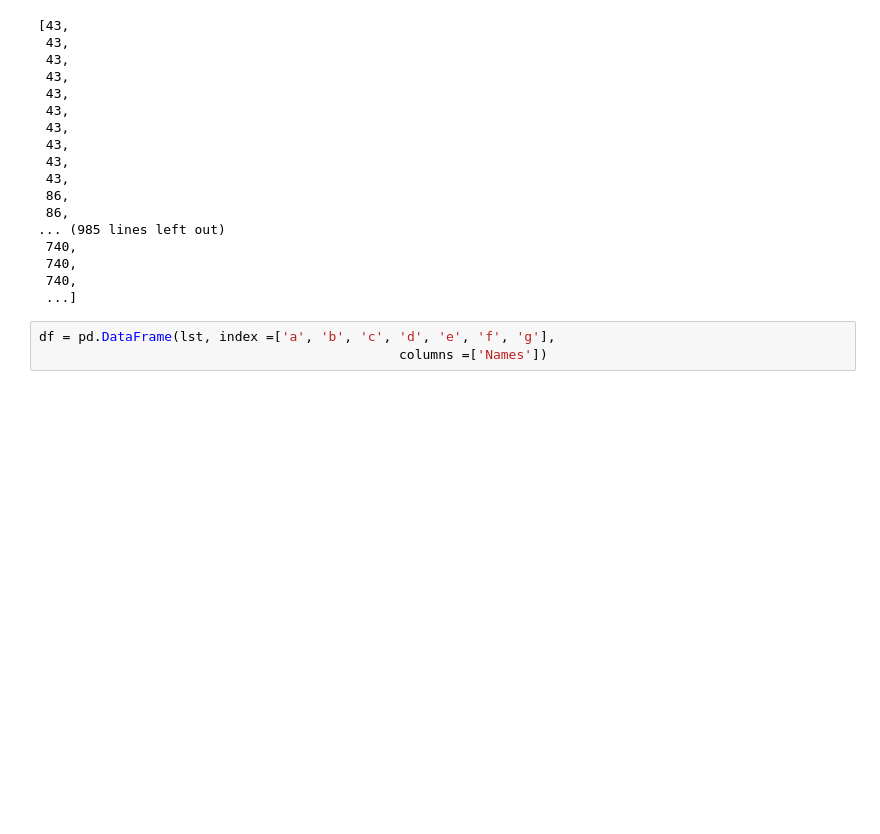
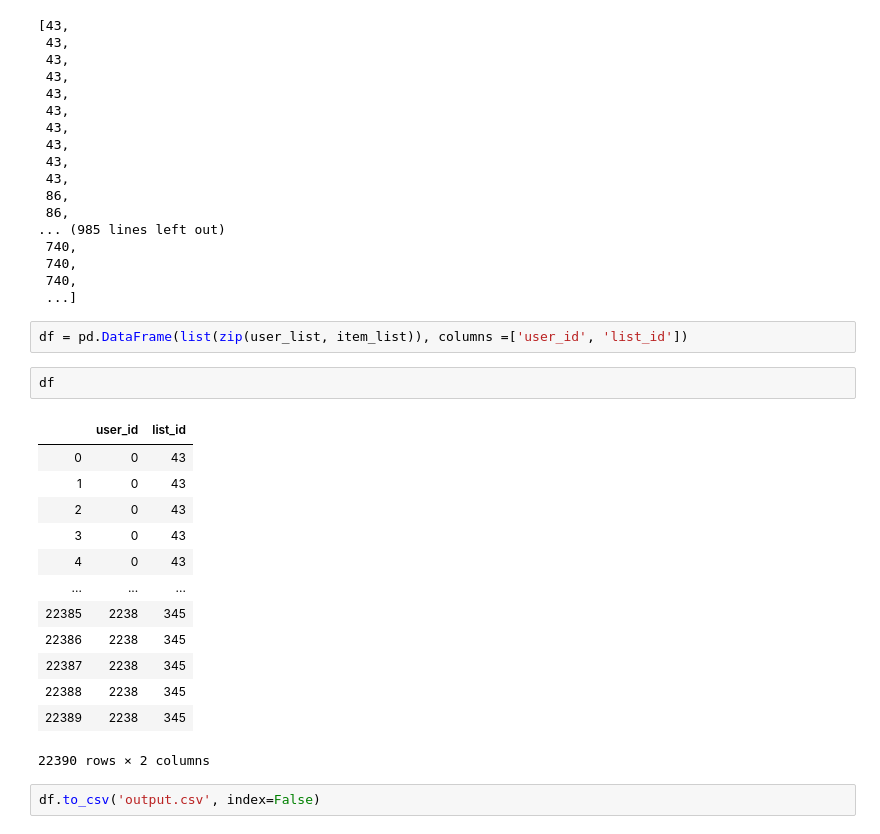
Before and after one commit to wuling31715/Kaggle, a Jupyter notebook: res2020/part1.ipynb, the cells around one changed output. Saved outputs shown, nothing was run; the diff lists cells and outputs as text; blank space fills up the shorter version.

```diff
--- a/res2020/part1.ipynb
+++ b/res2020/part1.ipynb
@@ -201,6 +201,23 @@ item_list
  740,
  740,
  ...]
-# %%
-df = pd.DataFrame(lst, index =['a', 'b', 'c', 'd', 'e', 'f', 'g'],
-                                              columns =['Names'])
+# %%
+df = pd.DataFrame(list(zip(user_list, item_list)), columns =['user_id', 'list_id'])
+# %%
+df
+# %% [output]
+|  | user_id | list_id |
+| 0 | 0 | 43 |
+| 1 | 0 | 43 |
+| 2 | 0 | 43 |
+| 3 | 0 | 43 |
+| 4 | 0 | 43 |
+| ... | ... | ... |
+| 22385 | 2238 | 345 |
+| 22386 | 2238 | 345 |
+| 22387 | 2238 | 345 |
+| 22388 | 2238 | 345 |
+| 22389 | 2238 | 345 |
+22390 rows × 2 columns
+# %%
+df.to_csv('output.csv', index=False)
```
Also changed, not shown: 1 other file.
